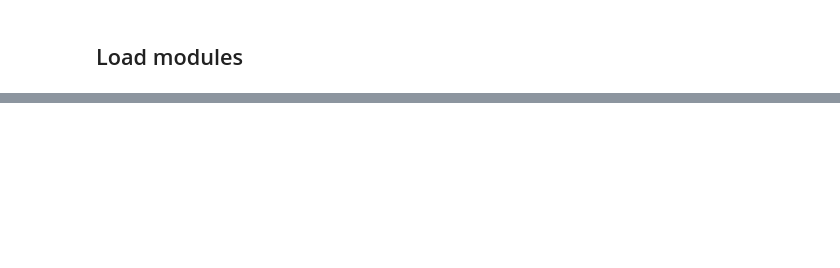
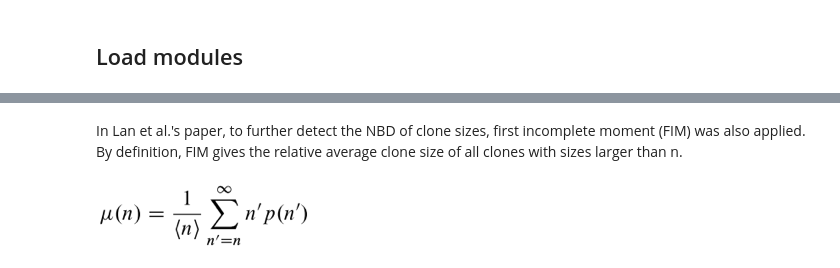
Before and after one commit to HuairenZhang/glioblastoma, a Jupyter notebook: updated clonal growth simulation.ipynb, the cells around one changed output, grey strips where cells are left out. Cells and saved outputs as stored; diff of their text form; code cells hidden in the pictures; blank space fills up the shorter version.

Commit message:
with functions of first incomplete moment

```diff
--- a/updated clonal growth simulation.ipynb
+++ b/updated clonal growth simulation.ipynb
@@ -231,0 +187,6 @@ Wall time: 3.27 s
+# %% [markdown]
+In Lan et al.'s paper, to further detect the NBD of clone sizes, first incomplete moment (FIM) was also applied. By definition, FIM gives the relative average clone size of all clones with sizes larger than n.
+# %%
+Image("FIM.png")
+# %% [output]
+[figure, added]
```
Also changed, not shown: parts of 25 cells of this notebook.
